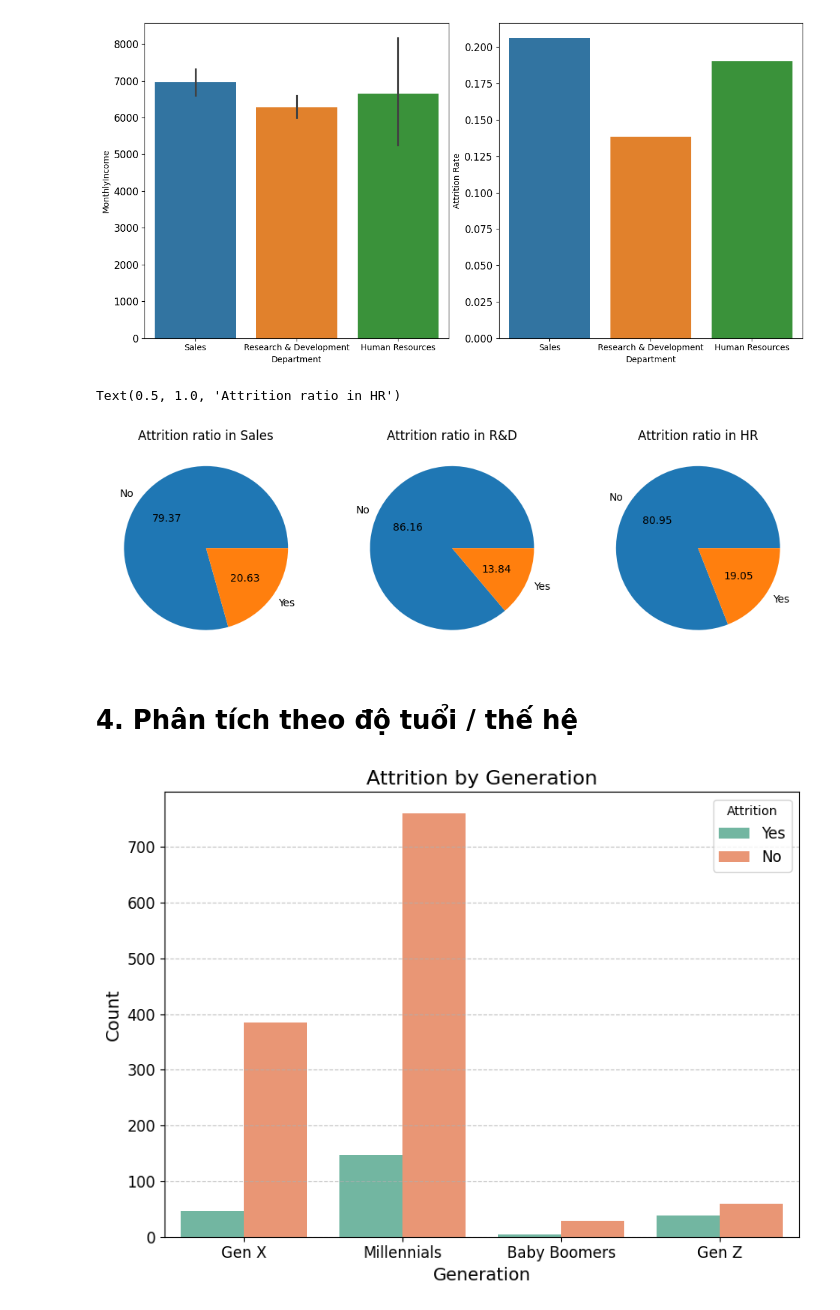
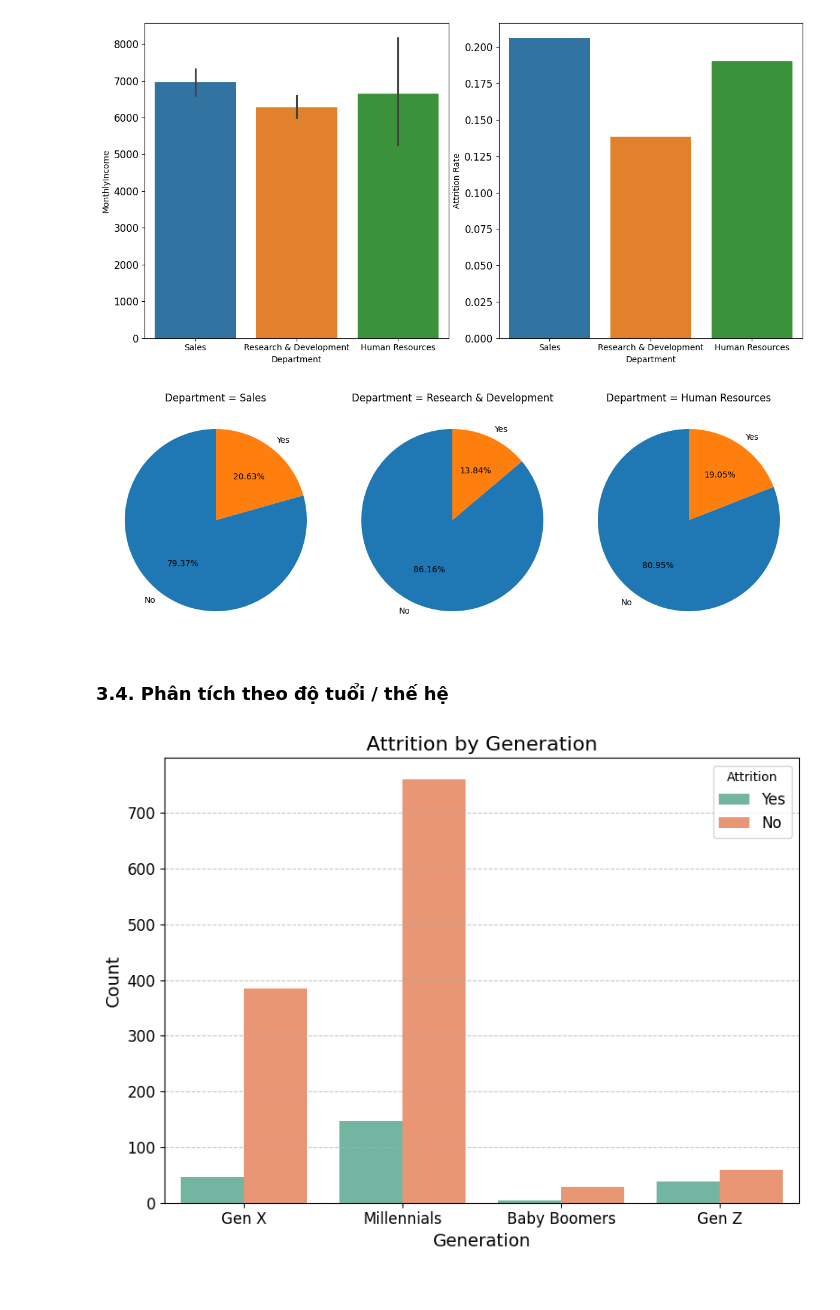
Before and after one commit to duong28022003/EmpAttrition, a Jupyter notebook: Analysis & Model Building/Analysis/EDA.ipynb, the cells around one changed output. Saved outputs shown, nothing was run; the diff lists cells and outputs as text; code cells hidden in the pictures.

```diff
--- a/Analysis & Model Building/Analysis/EDA.ipynb
+++ b/Analysis & Model Building/Analysis/EDA.ipynb
@@ -920,25 +937,12 @@ Passing `palette` without assigning `hue` is deprecated and will be removed in v
   Text(0, 0.2, '0.200'),
   Text(0, 0.225, '0.225')])
 [figure]
-# %%
-plt.figure(figsize=(12, 6))
-Sales = df[df['Department'] == 'Sales'].groupby('Attrition')['Department'].count().reset_index()
-R_and_D = df[df['Department'] == 'Research & Development'].groupby('Attrition')['Department'].count().reset_index()
-HR = df[df['Department'] == 'Human Resources'].groupby('Attrition')['Department'].count().reset_index()
-plt.subplot(1,3,1)
-plt.pie(Sales['Department'], labels=Sales['Attrition'], autopct='%.2f')
-plt.title('Attrition ratio in Sales')
-plt.subplot(1,3,2)
-plt.pie(R_and_D['Department'], labels=R_and_D['Attrition'], autopct='%.2f')
-plt.title('Attrition ratio in R&D')
-plt.subplot(1,3,3)
-plt.pie(HR['Department'], labels=HR['Attrition'], autopct='%.2f')
-plt.title('Attrition ratio in HR')
-# %% [output]
-Text(0.5, 1.0, 'Attrition ratio in HR')
-[figure, removed]
+# %%
+attrition_percentage_by_categorical_column('Department', n_cols=3, figsize=(12,6))
+# %% [output]
+[figure, added]
 # %% [markdown]
-# 4. Phân tích theo độ tuổi / thế hệ
+### 3.4. Phân tích theo độ tuổi / thế hệ
 # %%
 def define_generation(age):
     if age <= 24:
```
Also changed, not shown: parts of 20 cells of this notebook.
